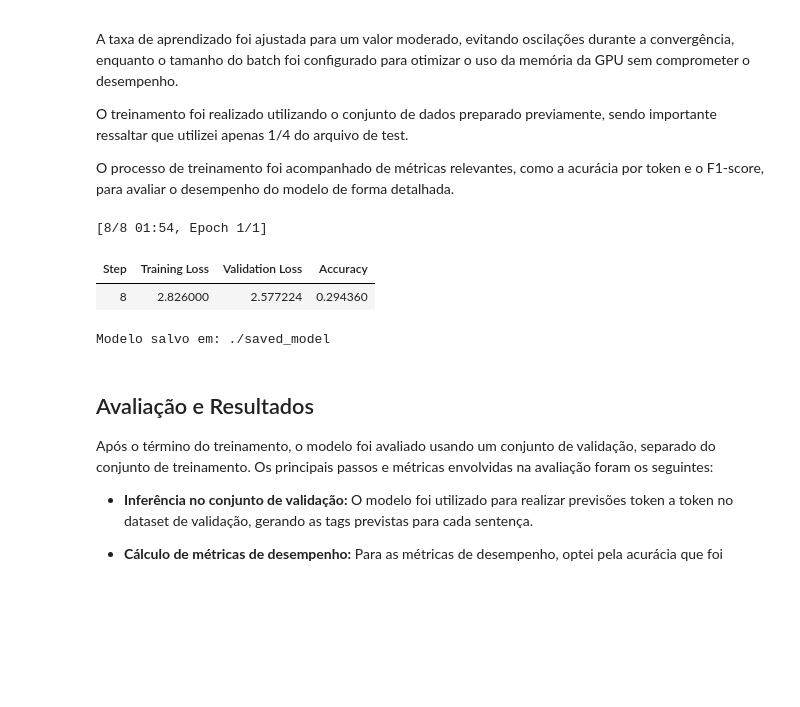
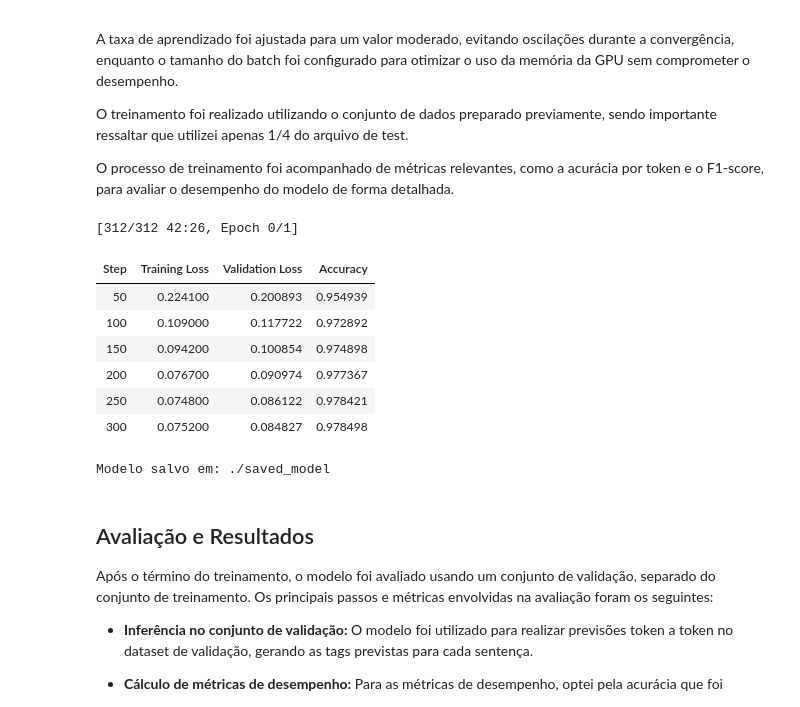
Before and after one commit to thaisfds/NLP_Natural_Language_Processing_Projects, a Jupyter notebook: TP2/main.ipynb, the cells around one changed output. Cells and saved outputs as stored; diff of their text form; code cells hidden in the pictures; blank space fills up the shorter version.

```diff
--- a/TP2/main.ipynb
+++ b/TP2/main.ipynb
@@ -238,7 +238,7 @@ datasets = load_dataset("text", data_files=data_files)
 
 # Criar datasets no formato esperado
 train_dataset = create_hf_dataset(train_inputs, train_masks, train_labels)
-train_dataset = train_dataset.select(range(500))  # Usar apenas 10.000 exemplos para acelaerar o treinamento
+train_dataset = train_dataset.select(range(20000))  # Usar apenas 20.000 exemplos para acelaerar o treinamento
 
 test_dataset = create_hf_dataset(val_inputs, val_masks, val_labels)
 val_dataset = create_hf_dataset(val_inputs, val_masks, val_labels)
@@ -251,43 +251,48 @@ training_args = TrainingArguments(
     output_dir=PATH,
     eval_strategy="steps",
     save_strategy="steps",
-    eval_steps=8,
-    save_steps=8,
+    eval_steps=50,
+    save_steps=50,
     per_device_train_batch_size=32,
     per_device_eval_batch_size=32,
     gradient_accumulation_steps=2,
     learning_rate=5e-5,
     weight_decay=0.01,
     num_train_epochs=1,
     logging_dir=f"{PATH}/log",
     save_total_limit=2,
-    logging_steps=8,
+    logging_steps=10,
     fp16=True,
 )
 
 # Limpar cache da GPU
 torch.cuda.empty_cache()
 
 # Criar o Trainer
 trainer = Trainer(
     model=model,
     args=training_args,
     train_dataset=train_dataset,   # Dataset de treinamento
     eval_dataset=test_dataset,     # Dataset de test
     optimizers=(optimizer, None),  # Passando o otimizador
     compute_metrics=lambda eval_pred: compute_metrics(eval_pred, label_encoder),
 )
 
 # Iniciar o treinamento
 trainer.train()
 
 # Salvar o modelo após o treinamento
 save_directory = "./saved_model"
 save_model(model, tokenizer, save_directory)
 # %% [output]
-[8/8 01:54, Epoch 1/1]
+[312/312 42:26, Epoch 0/1]
 | Step | Training Loss | Validation Loss | Accuracy |
-| 8 | 2.826000 | 2.577224 | 0.294360 |
+| 50 | 0.224100 | 0.200893 | 0.954939 |
+| 100 | 0.109000 | 0.117722 | 0.972892 |
+| 150 | 0.094200 | 0.100854 | 0.974898 |
+| 200 | 0.076700 | 0.090974 | 0.977367 |
+| 250 | 0.074800 | 0.086122 | 0.978421 |
+| 300 | 0.075200 | 0.084827 | 0.978498 |
 Modelo salvo em: ./saved_model
 # %% [markdown]
 ## Avaliação e Resultados
```
Also changed, not shown: parts of 5 cells of this notebook, 2 other files.
